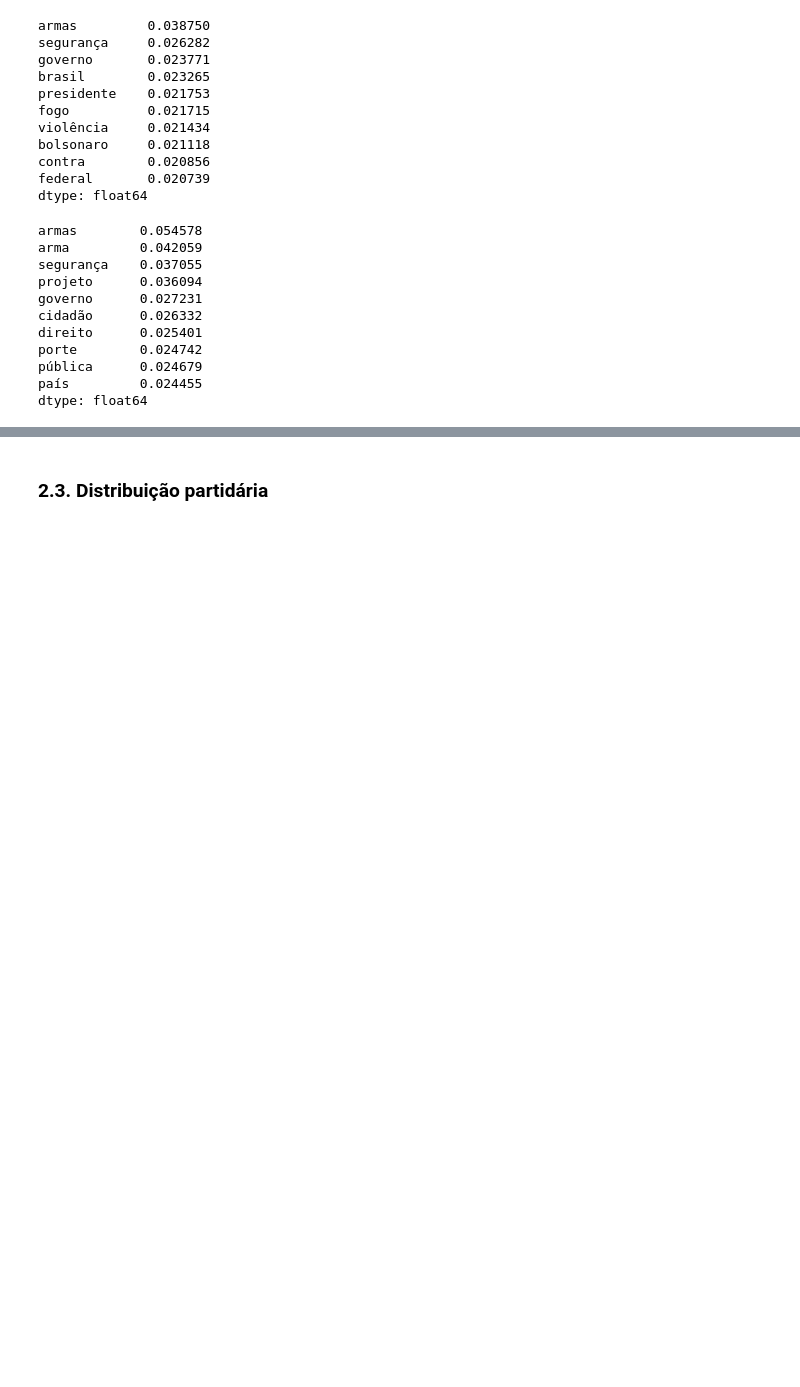
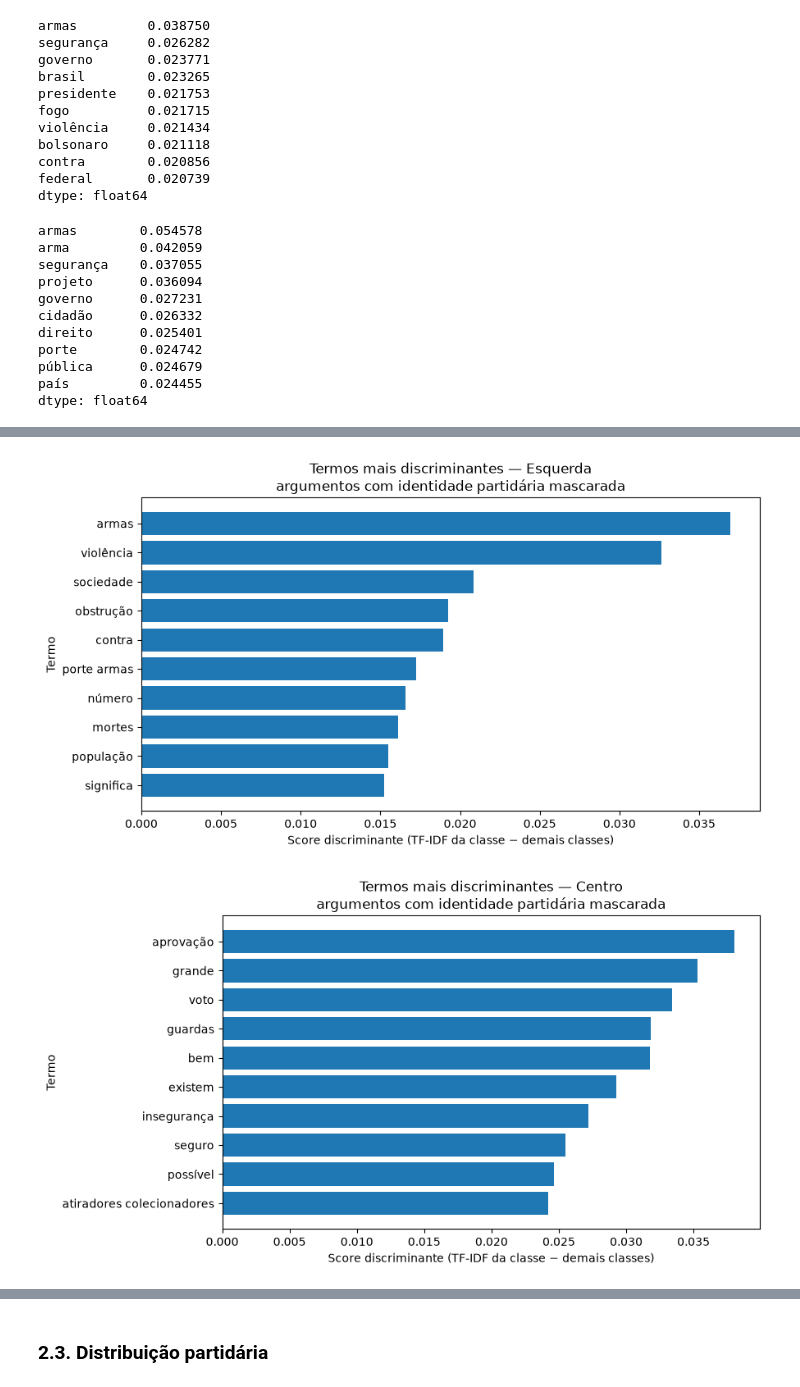
Before and after one commit to JPedroRodrigues/political-guidance-through-discourse, a Jupyter notebook: political-guidance-through-discourse.ipynb, the cells around one changed output, grey strips where cells are left out. Cells and saved outputs as stored; diff of their text form; code cells hidden in the pictures; blank space fills up the shorter version.

```diff
--- a/political-guidance-through-discourse.ipynb
+++ b/political-guidance-through-discourse.ipynb
@@ -361,0 +1053,44 @@ dtype: float64
+# %%
+def plot_discriminative_terms(
+    results_dict,
+    top_n=10,
+    title_suffix="Party-masked"
+):
+    for political_class in classes_order:
+
+        plot_df = (
+            results_dict[political_class]
+            .head(top_n)
+            .sort_values(
+                "score_discriminante",
+                ascending=True
+            )
+        )
+
+        plt.figure(figsize=(9, 5))
+
+        plt.barh(
+            plot_df["termo"],
+            plot_df["score_discriminante"]
+        )
+
+        plt.xlabel("Score discriminante (TF-IDF da classe − demais classes)")
+        plt.ylabel("Termo")
+
+        plt.title(
+            f"Termos mais discriminantes — "
+            f"{political_class}\n{title_suffix}"
+        )
+
+        plt.tight_layout()
+        plt.show()
+
+
+plot_discriminative_terms(
+    masked_discriminative_terms,
+    top_n=10,
+    title_suffix="argumentos com identidade partidária mascarada"
+)
+# %% [output]
+[figure, added]
+[figure, added]
```
Also changed, not shown: parts of 47 cells of this notebook, 1 other file.
